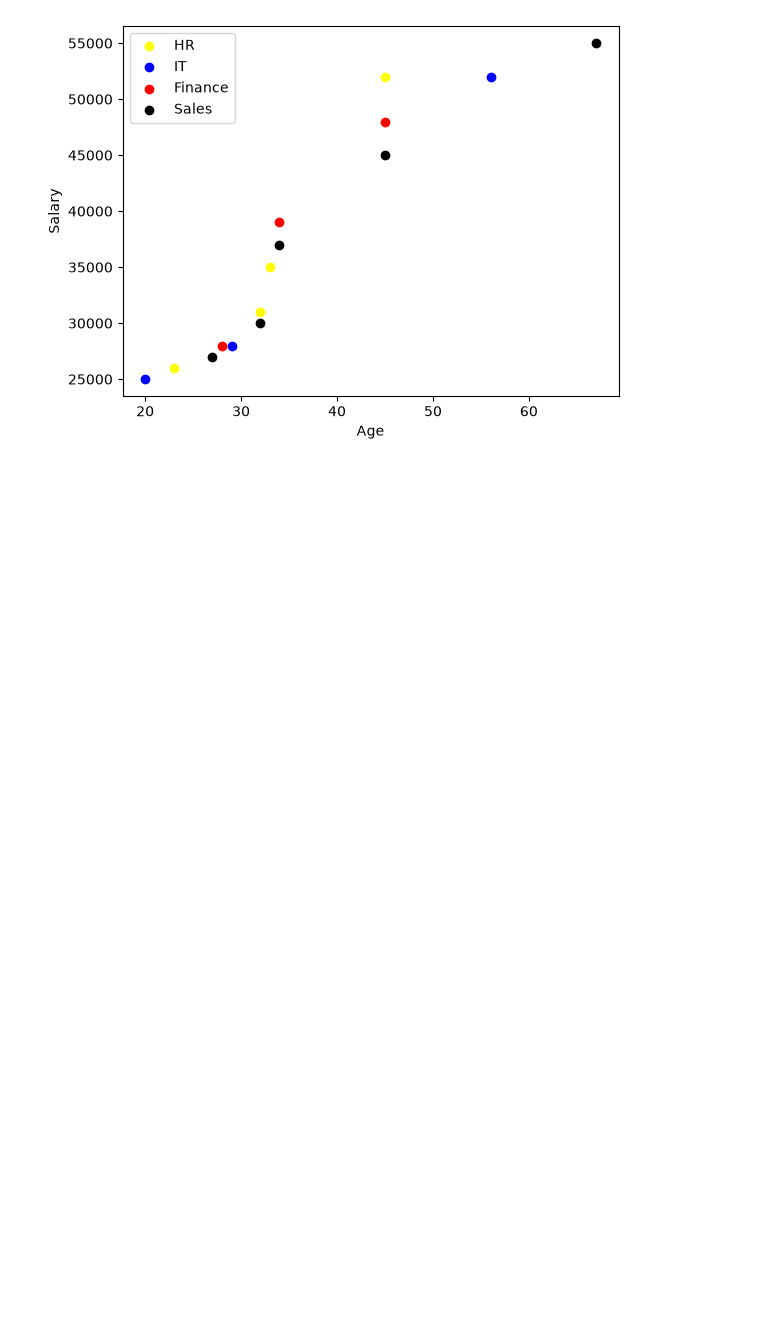
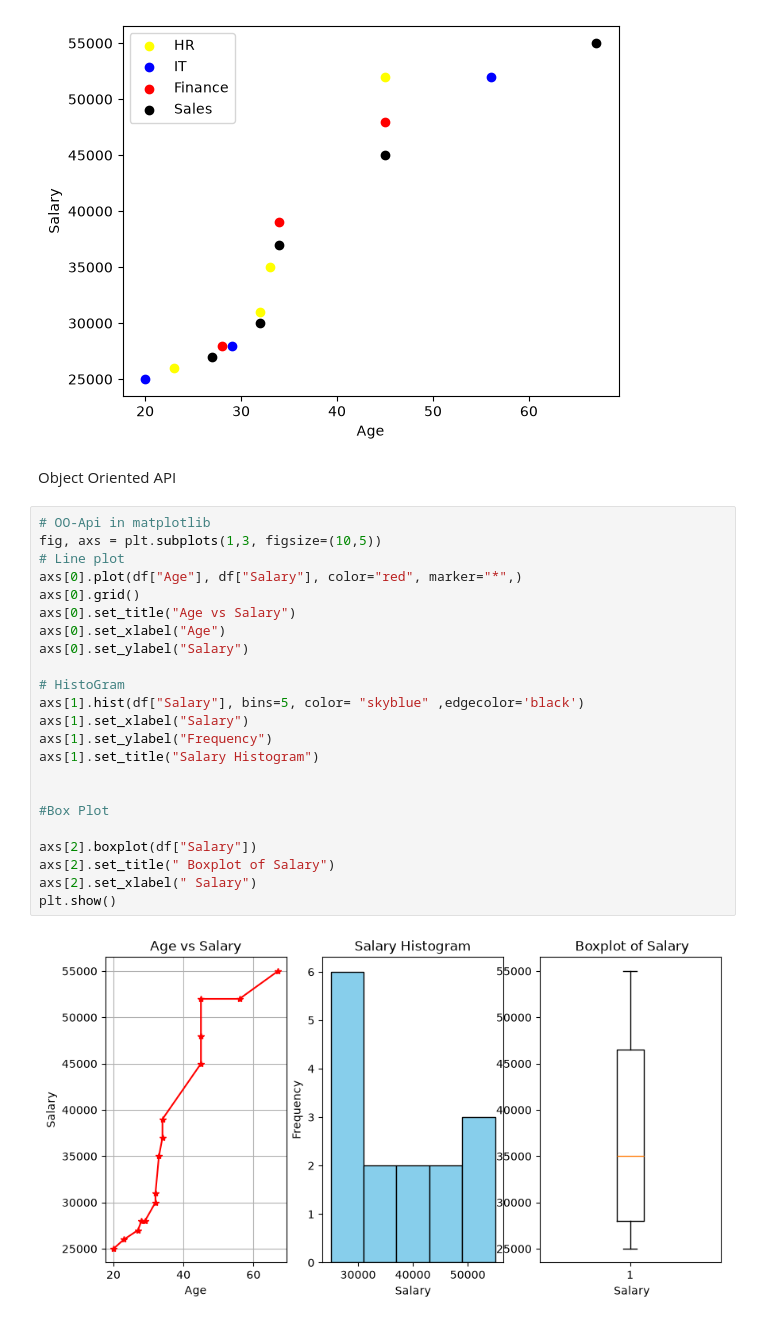
Before and after one commit to anojpradhan/learningDS, a Jupyter notebook: matplotlib.ipynb, the cells around one changed output. Saved outputs shown, nothing was run; the diff lists cells and outputs as text; blank space fills up the shorter version.

Commit message:
object oriented api in matplotlib done

```diff
--- a/matplotlib.ipynb
+++ b/matplotlib.ipynb
@@ -225,3 +225,30 @@ plt.ylabel("Salary")
 plt.show()
 # %% [output]
 [figure]
+# %% [markdown]
+Object Oriented API
+# %%
+# OO-Api in matplotlib
+fig, axs = plt.subplots(1,3, figsize=(10,5))
+# Line plot
+axs[0].plot(df["Age"], df["Salary"], color="red", marker="*",)
+axs[0].grid()
+axs[0].set_title("Age vs Salary")
+axs[0].set_xlabel("Age")
+axs[0].set_ylabel("Salary")
+
+# HistoGram
+axs[1].hist(df["Salary"], bins=5, color= "skyblue" ,edgecolor='black')
+axs[1].set_xlabel("Salary")
+axs[1].set_ylabel("Frequency")
+axs[1].set_title("Salary Histogram")
+
+
+#Box Plot
+
+axs[2].boxplot(df["Salary"])
+axs[2].set_title(" Boxplot of Salary")
+axs[2].set_xlabel(" Salary")
+plt.show()
+# %% [output]
+[figure, added]
```
